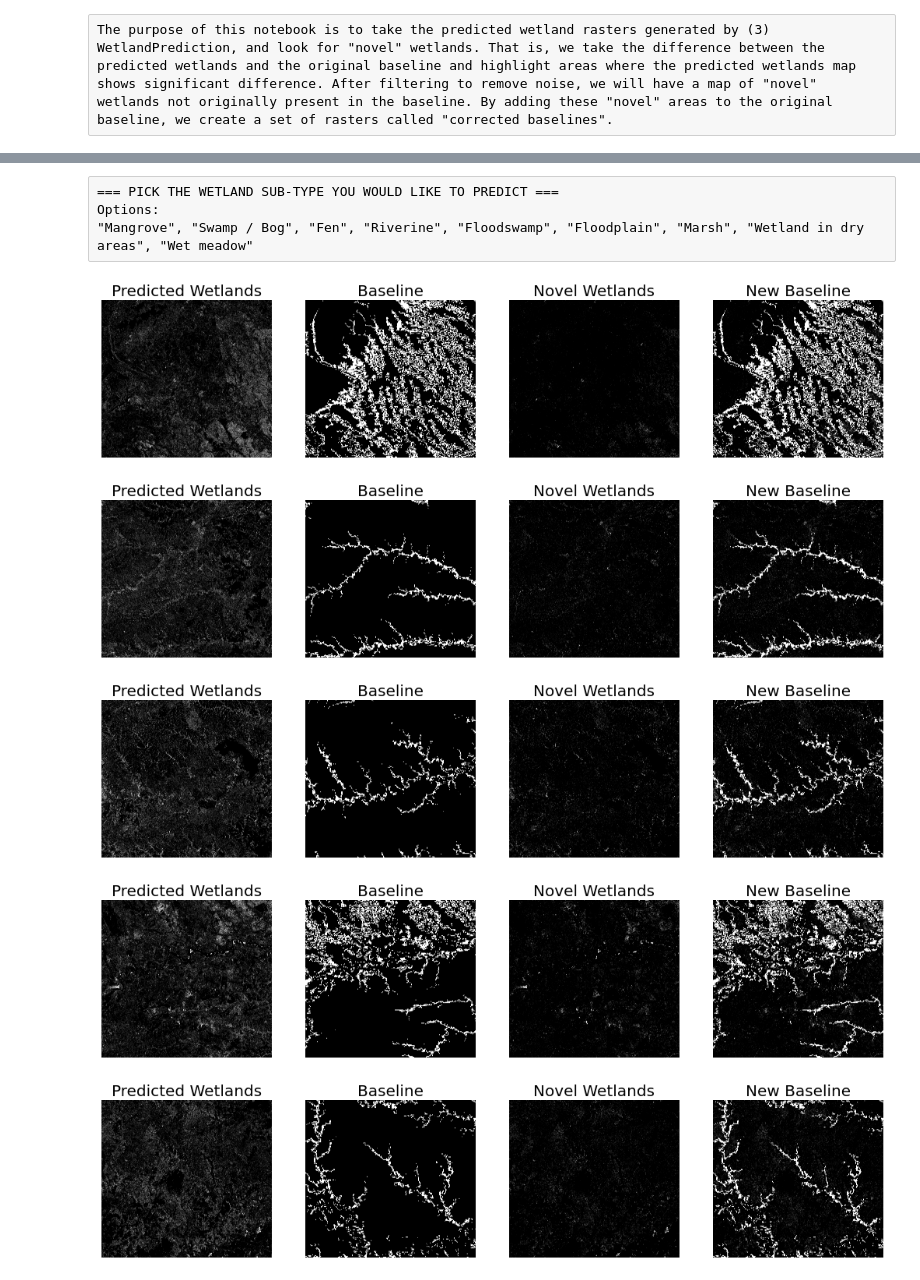
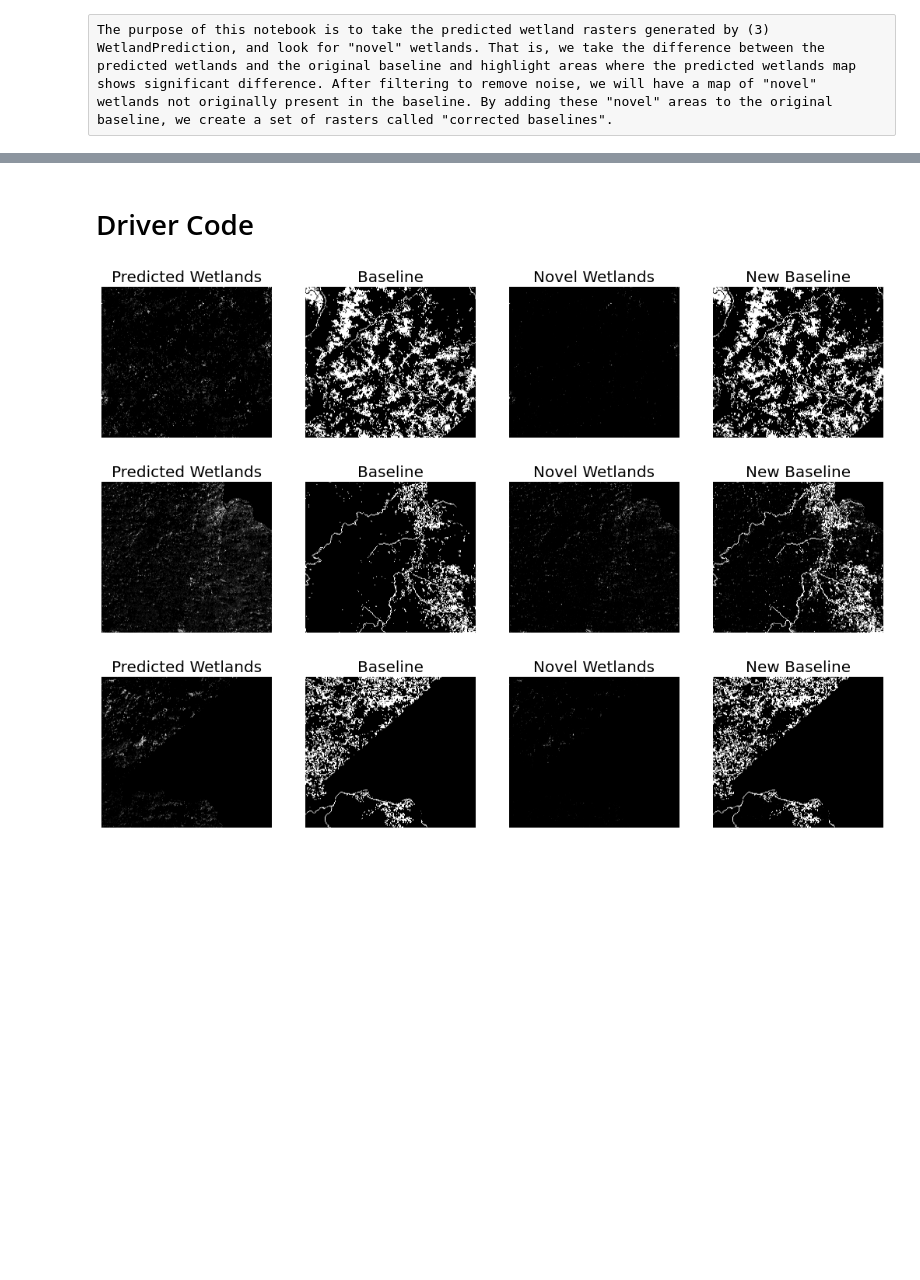
Before and after one commit to ritvikmath/mapping-colombia-wetlands, a Jupyter notebook: (4) PostProcessing.ipynb, the cells around one changed output, grey strips where cells are left out. Cells and saved outputs as stored; diff of their text form; code cells hidden in the pictures; blank space fills up the shorter version.

```diff
--- a/(4) PostProcessing.ipynb
+++ b/(4) PostProcessing.ipynb
@@ -19,7 +18,7 @@ base = 'C:/Users/ritvik/Desktop/JPLProject/data/GoogleEarthEngineData/Sentinel2/
+# %%
+BASE_ROI_FOLDER = 'regions'
+# %% [markdown]
+# Driver Code
 # %%
 training_data = pickle.load(open('stored_training_data.p', 'rb'))
-regions_of_interest = list(training_data.keys())
+regions_of_interest = list(training_data['training_data'].keys())
-# %% [raw]
-=== PICK THE WETLAND SUB-TYPE YOU WOULD LIKE TO PREDICT ===
-Options:
-"Mangrove", "Swamp / Bog", "Fen", "Riverine", "Floodswamp", "Floodplain", "Marsh", "Wetland in dry areas", "Wet meadow"
@@ -28,9 +25,11 @@ wetland_type = 'Marsh'
+# %%
+wetland_type = training_data['aux_info']['wetland_type']
 # %%
 for folder in regions_of_interest:
 
     #get names of predicted wetlands and original baseline rasters
-    predicted_baseline_fname = '%s%s/corrected_%s.tiff'%(base, folder, folder)
-    baseline_fname = '%s%s/baseline_%s_%s.tiff'%(base, folder, wetland_type, folder)
+    predicted_baseline_fname = '%s/%s/predicted_%s.tiff'%(BASE_ROI_FOLDER, folder, folder)
+    baseline_fname = '%s/%s/baseline_%s_%s.tiff'%(BASE_ROI_FOLDER, folder, wetland_type.replace('/','').replace(' ',''), folder)
 
     #open the map
     ds = gdal.Open(predicted_baseline_fname, gdal.GA_ReadOnly)
@@ -70,36 +69,34 @@ for folder in regions_of_interest:
     diff = (arr - baseline_arr > thresh)
 
     #convolve this difference with low pass filter to remove noise
     size = 3
     kernel = np.ones((size,size)) / size**2
     b = convolve(diff, kernel, mode='same')
     diff[b < thresh] = 0
     diff[~data_mask] = 0
 
     #show places where predicted shows much more likely areas then baseline to ID "novel" wetlands in that area
     plt.subplot(1,4,3)
     plt.imshow(diff)
     plt.title('Novel Wetlands', fontsize=20)
     plt.axis('off')
 
     #create a new baseline by adding the original baseline to the differences (novel wetlands)
     new_baseline = baseline_arr + diff
     shown_baseline = new_baseline.copy()
     shown_baseline[new_baseline == -1] = 0
     plt.subplot(1,4,4)
     plt.imshow(shown_baseline)
     plt.title('New Baseline', fontsize=20)
     plt.axis('off')
 
     #save the new baseline to the respective sub-directory
-    new_baseline_fname = '%s%s/new_baseline_%s_%s.tiff'%(base, folder, wetland_type, folder)
+    new_baseline_fname = '%s/%s/new_baseline_%s_%s.tiff'%(BASE_ROI_FOLDER, folder, wetland_type.replace('/','').replace(' ',''), folder)
     ds = np_array_to_raster(new_baseline_fname, new_baseline, gt, no_data=-1, nband=1, gdal_data_type=gdal.GDT_Float64)
     ds = None
 
     plt.show()
 # %% [output]
-[figure, old version]
+[figure, new version]
-[figure, old version]
+[figure, new version]
-[figure, old version]
+[figure, new version]
-[figure, removed]
-[figure, removed]
```
Also changed, not shown: parts of 5 cells of this notebook, 3 other files.
